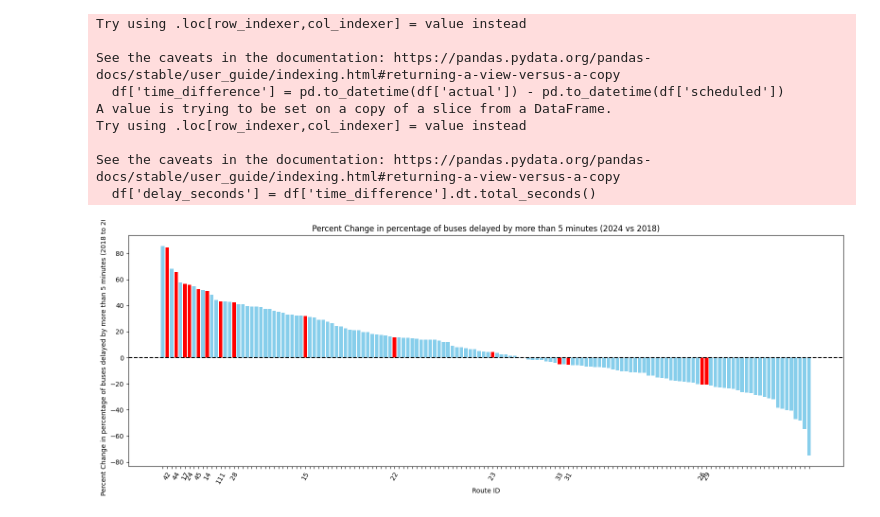
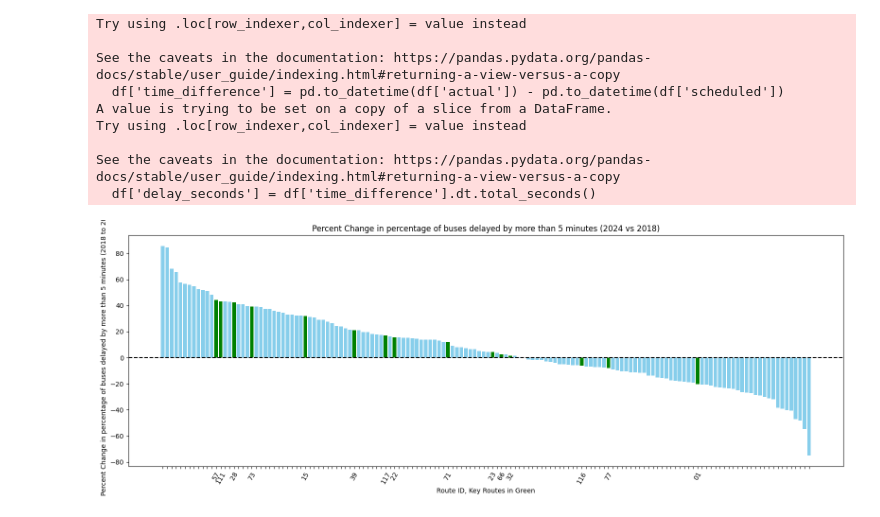
Before and after one commit to michaelkrah/MBTA-bus-inequity-analysis, a Jupyter notebook: bus_delay_time_analysis/route-delay-change-over-time.ipynb, the cells around one changed output. Drawn from its saved outputs; the diff is of its cells as text; code cells hidden in the pictures.

```diff
--- a/bus_delay_time_analysis/route-delay-change-over-time.ipynb
+++ b/bus_delay_time_analysis/route-delay-change-over-time.ipynb
@@ -61,30 +59,36 @@ See the caveats in the documentation: https://pandas.pydata.org/pandas-docs/stab
 # %%
 delay_comparison_percent = pd.merge(
     df_2018_grouped_percent,
     df_2024_grouped_percent,
     on='route_id',
     suffixes=('_2018', '_2024')
 )
 
 delay_comparison_percent['percent_change'] = (
     (delay_comparison_percent['percent_late_gt_5min_2024'] - delay_comparison_percent['percent_late_gt_5min_2018']) /
     delay_comparison_percent['percent_late_gt_5min_2018']
 ) * 100
 delay_comparison_percent = delay_comparison_percent.sort_values(by='percent_change', ascending=False)
 
 
 target_routes = {"22", "29", "15", "45", "28", "44", "42", "17", "23", "31", "26", "111", "24", "33", "14"}
-colors = ['red' if route in target_routes else 'skyblue' for route in delay_comparison_percent['route_id']]
-tick_labels = [route if route in target_routes else '' for route in delay_comparison_percent['route_id']]
+
+# routes that have high ridership and higher standard frequencies than other routes
+key_routes = {"01", "15", "22", "23", "28", "32", "39", "57", "66", "71", "73", "77", "111", "116", "117"}
+
+
+
+colors = ['green' if route in key_routes else 'skyblue' for route in delay_comparison_percent['route_id']]
+tick_labels = [route if route in key_routes else '' for route in delay_comparison_percent['route_id']]
 
 plt.figure(figsize=(16, 6))
 plt.bar(delay_comparison_percent['route_id'], delay_comparison_percent['percent_change'], color=colors)
 plt.axhline(0, color='black', linestyle='--')
-plt.xlabel('Route ID')
+plt.xlabel('Route ID, Key Routes in Green')
 plt.ylabel('Percent Change in percentage of buses delayed by more than 5 minutes (2018 to 2024)')
 plt.title('Percent Change in percentage of buses delayed by more than 5 minutes (2024 vs 2018)')
 plt.xticks(range(len(delay_comparison_percent['route_id'])), tick_labels, rotation=60)
 plt.tight_layout()
 plt.show()
 # %% [output]
-[figure, old version]
+[figure, new version]
```
Also changed, not shown: parts of 4 cells of this notebook, 1 other file.
